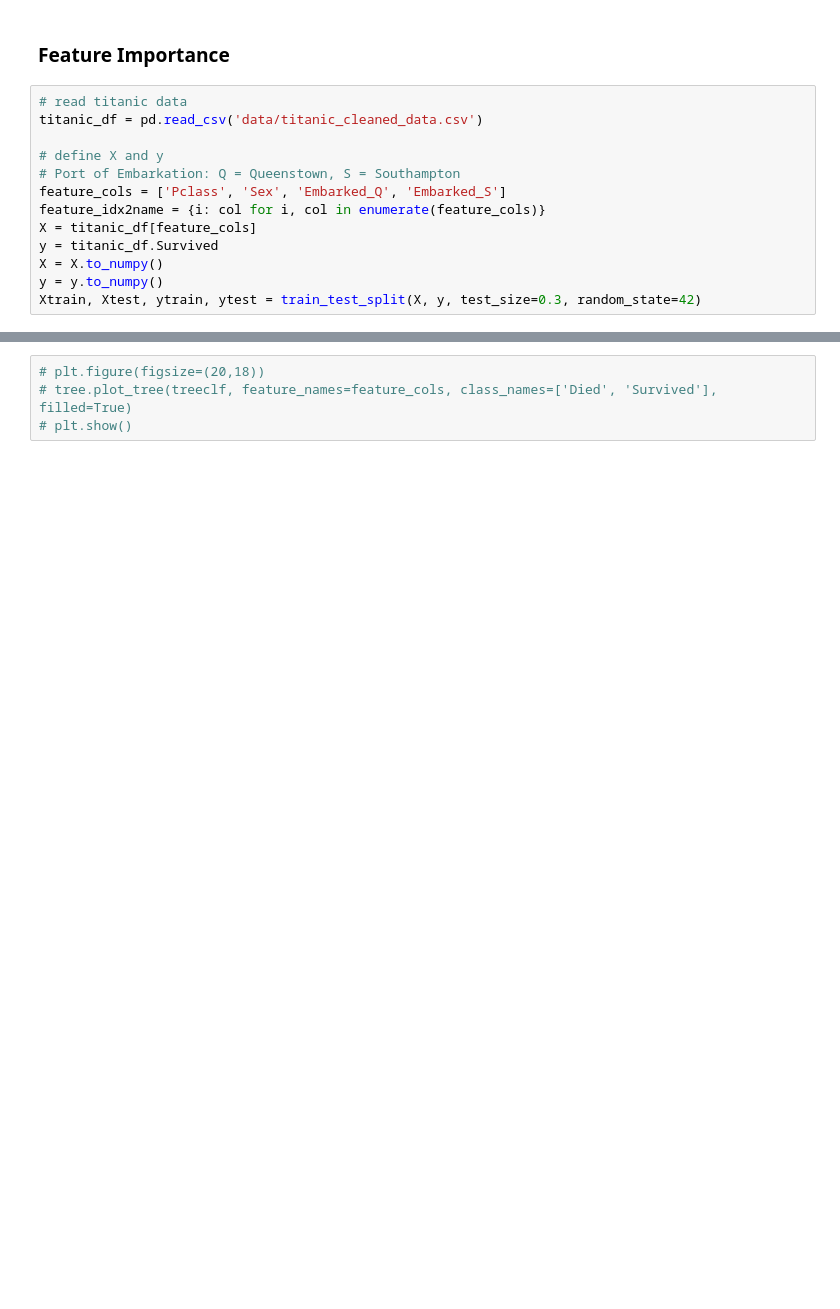
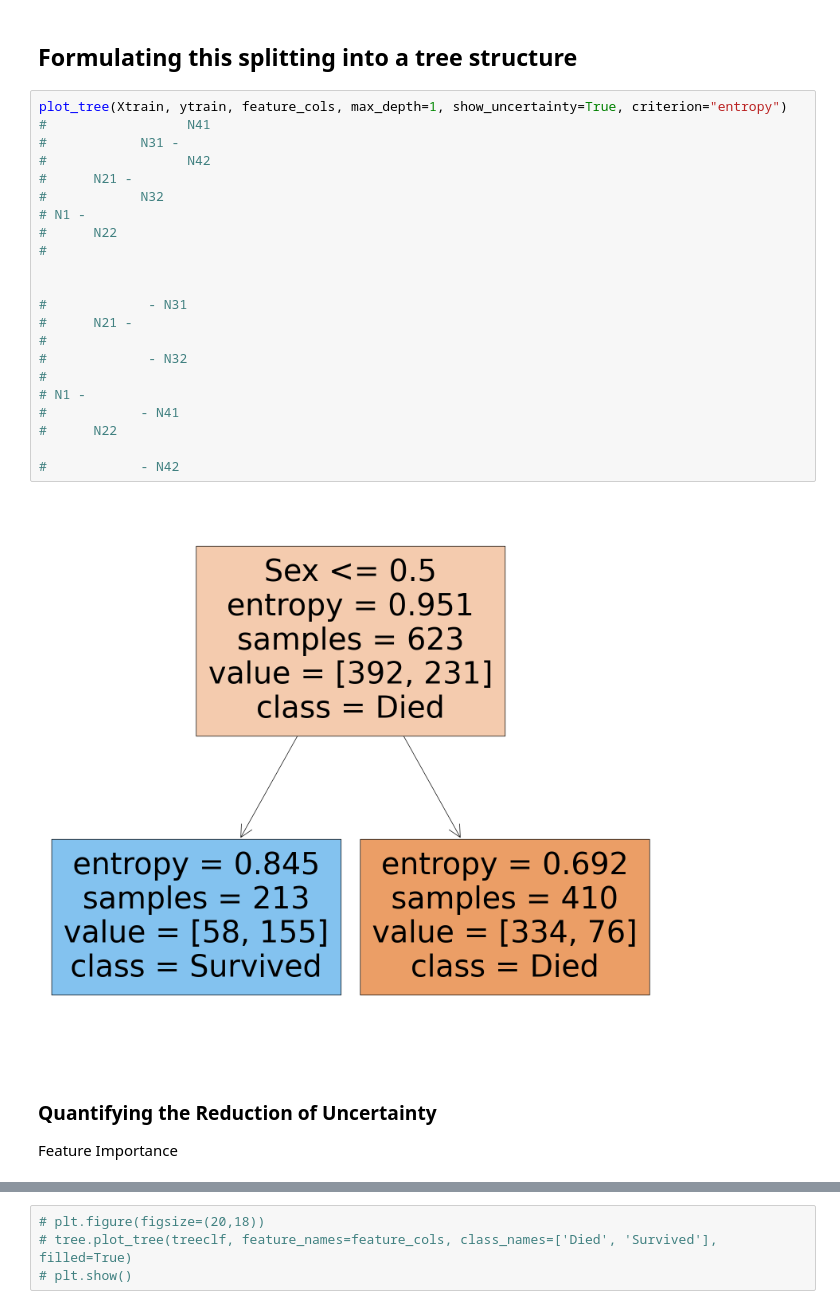
Before and after one commit to xinzhel/machine-learning-tutorials, a Jupyter notebook: 8-dt.ipynb, the cells around one changed output, grey strips where cells are left out. Saved outputs shown, nothing was run; the diff lists cells and outputs as text; blank space fills up the shorter version.

```diff
--- a/8-dt.ipynb
+++ b/8-dt.ipynb
@@ -92,16 +208,30 @@ plt.show()
+# %% [markdown]
+## Formulating this splitting into a tree structure
+# %%
+plot_tree(Xtrain, ytrain, feature_cols, max_depth=1, show_uncertainty=True, criterion="entropy")
+#                  N41
+#            N31 -
+#                  N42
+#      N21 -
+#            N32
+# N1 -
+#      N22
+#
+
+
+#             - N31
+#      N21 -
+#
+#             - N32
+#
+# N1 -
+#            - N41
+#      N22
+
+#            - N42
+# %% [output]
+[figure, added]
 # %% [markdown]
-### Feature Importance
+### Quantifying the Reduction of Uncertainty
+Feature Importance
-# %%
-# read titanic data
-titanic_df = pd.read_csv('data/titanic_cleaned_data.csv')
-
-# define X and y
-# Port of Embarkation: Q = Queenstown, S = Southampton
-feature_cols = ['Pclass', 'Sex', 'Embarked_Q', 'Embarked_S']
-feature_idx2name = {i: col for i, col in enumerate(feature_cols)}
-X = titanic_df[feature_cols]
-y = titanic_df.Survived
-X = X.to_numpy()
-y = y.to_numpy()
-Xtrain, Xtest, ytrain, ytest = train_test_split(X, y, test_size=0.3, random_state=42)
 # %%
```
Also changed, not shown: parts of 14 cells of this notebook, 15 other files.
